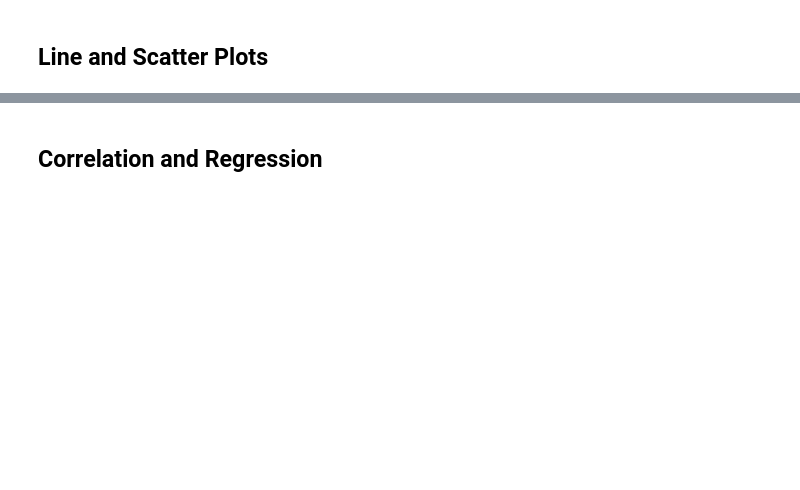
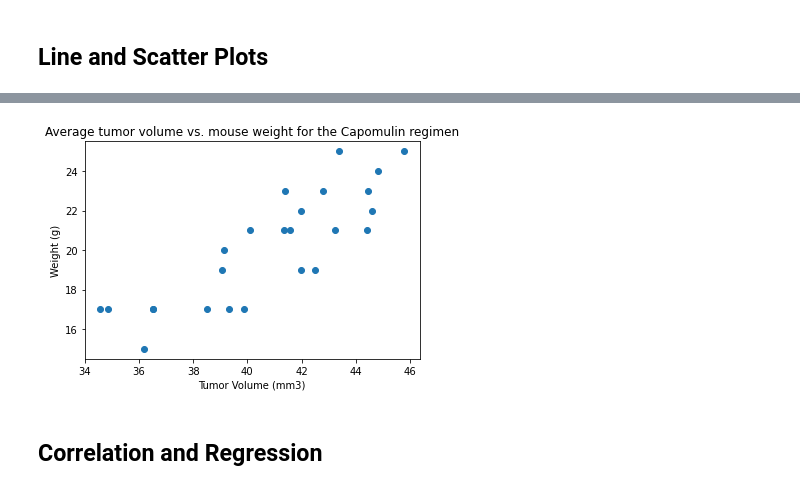
Before and after one commit to eucortes04/matplotlib-challenge, a Jupyter notebook: Pymaceuticals/pymaceuticals_starter.ipynb, the cells around one changed output, grey strips where cells are left out. Cells and saved outputs as stored; diff of their text form; code cells hidden in the pictures; blank space fills up the shorter version.

```diff
--- a/Pymaceuticals/pymaceuticals_starter.ipynb
+++ b/Pymaceuticals/pymaceuticals_starter.ipynb
@@ -188,4 +255,12 @@ plt.show()
 # %%
 # Generate a scatter plot of average tumor volume vs. mouse weight for the Capomulin regimen
+capomulinAvgDF=capomulinDF.groupby(['Mouse ID']).mean()
+plt.scatter(capomulinAvgDF['Tumor Volume (mm3)'],capomulinAvgDF['Weight (g)'])
+plt.xlabel('Tumor Volume (mm3)')
+plt.ylabel('Weight (g)')
+plt.title('Average tumor volume vs. mouse weight for the Capomulin regimen')
+plt.show()
+# %% [output]
+[figure, added]
 # %% [markdown]
 ## Correlation and Regression
```
Also changed, not shown: parts of 14 cells of this notebook, 1 other file.
